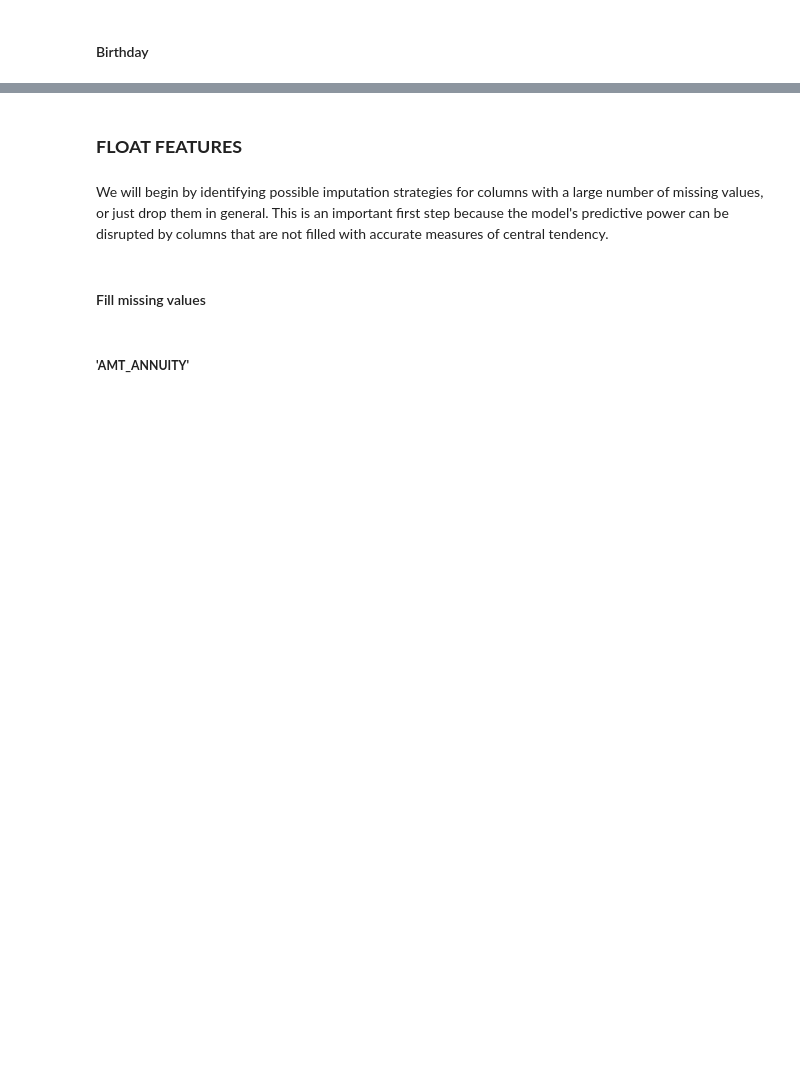
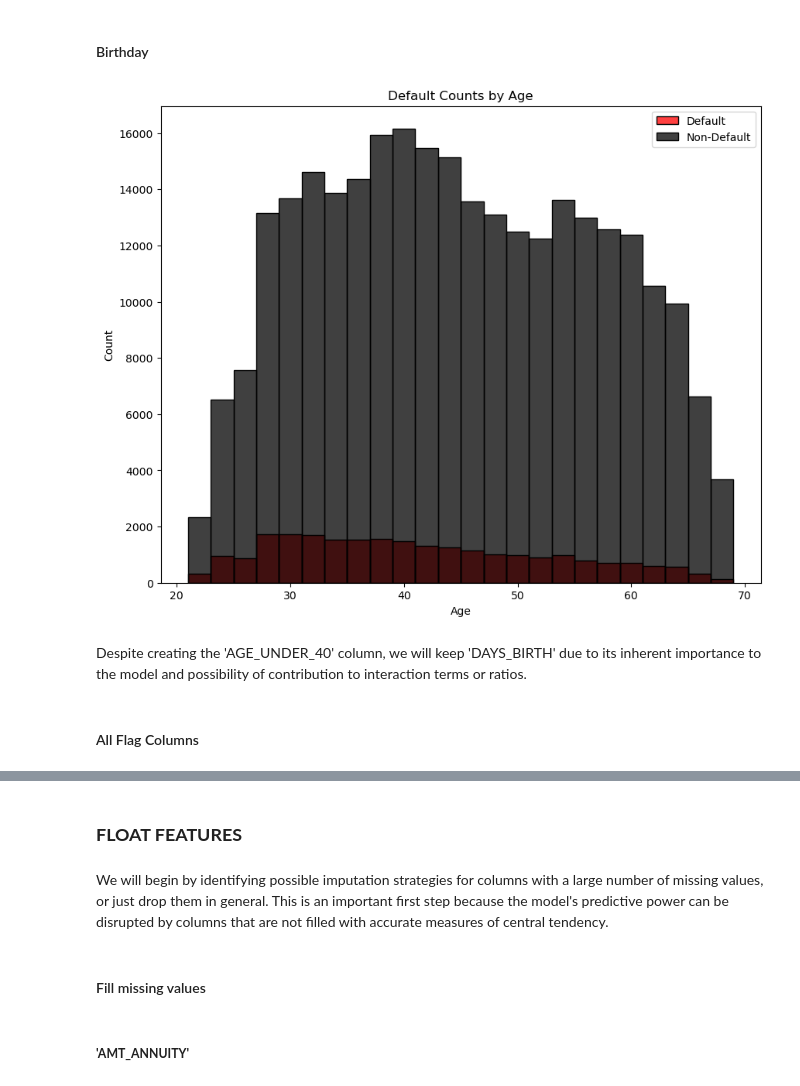
Before and after one commit to sampence0/loan-repayment-model, a Jupyter notebook: feature_engineering.ipynb, the cells around one changed output, grey strips where cells are left out. Drawn from its saved outputs; the diff is of its cells as text; code cells hidden in the pictures; blank space fills up the shorter version.

```diff
--- a/feature_engineering.ipynb
+++ b/feature_engineering.ipynb
@@ -357,21 +457,23 @@ int_features.columns
 # %%
 # Convert 'DAYS_BIRTH' to years
 int_features['AGE'] = round(-int_features['DAYS_BIRTH'] / 365)
 
 # Plot histogram
 fig, ax = plt.subplots(figsize=(10, 8))
 sns.histplot(
     data=int_features[int_features['TARGET'] == 1], x='AGE', color='red', ax=ax,
     binwidth=2, stat='count', edgecolor='black', linewidth=1.0
 )
 sns.histplot(
-    data=int_features[int_features['TARGET'] == 0], x='AGE', color='blue', ax=ax,
+    data=int_features[int_features['TARGET'] == 0], x='AGE', color='black', ax=ax,
     binwidth=2, stat='count', edgecolor='black', linewidth=1.0
 )
 ax.set_xlabel('Age')
 ax.set_ylabel('Count')
 ax.legend(['Default', 'Non-Default'])
 plt.title('Default Counts by Age')
 plt.show()
+# %% [output]
+[figure, added]
 # %%
 int_features['AGE_UNDER_40'] = int_features['DAYS_BIRTH'].apply(lambda x: 1 if x < -40*365 else 0)
@@ -380,3 +480,7 @@ int_features.columns
+# %% [markdown]
+Despite creating the 'AGE_UNDER_40' column, we will keep 'DAYS_BIRTH' due to its inherent importance to the model and possibility of contribution to interaction terms or ratios.
+# %% [markdown]
+#### All Flag Columns
 # %%
 # drop flag columns from obj features and add it to int features
 int_features['FLAG_OWN_CAR'] = object_features['FLAG_OWN_CAR']
```
Also changed, not shown: parts of 70 cells of this notebook.
